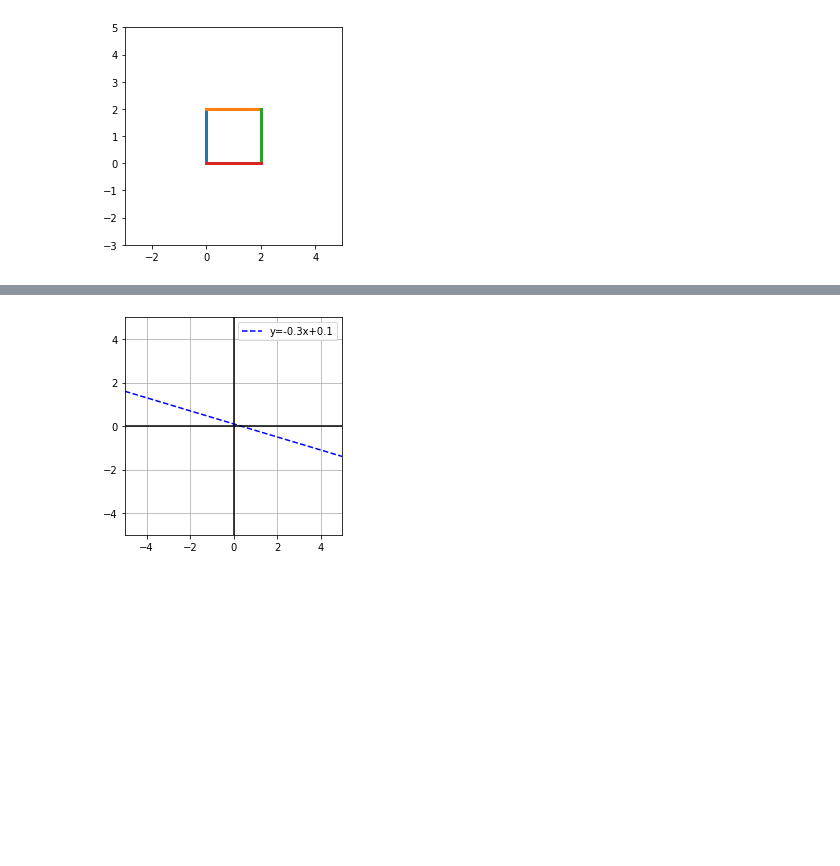
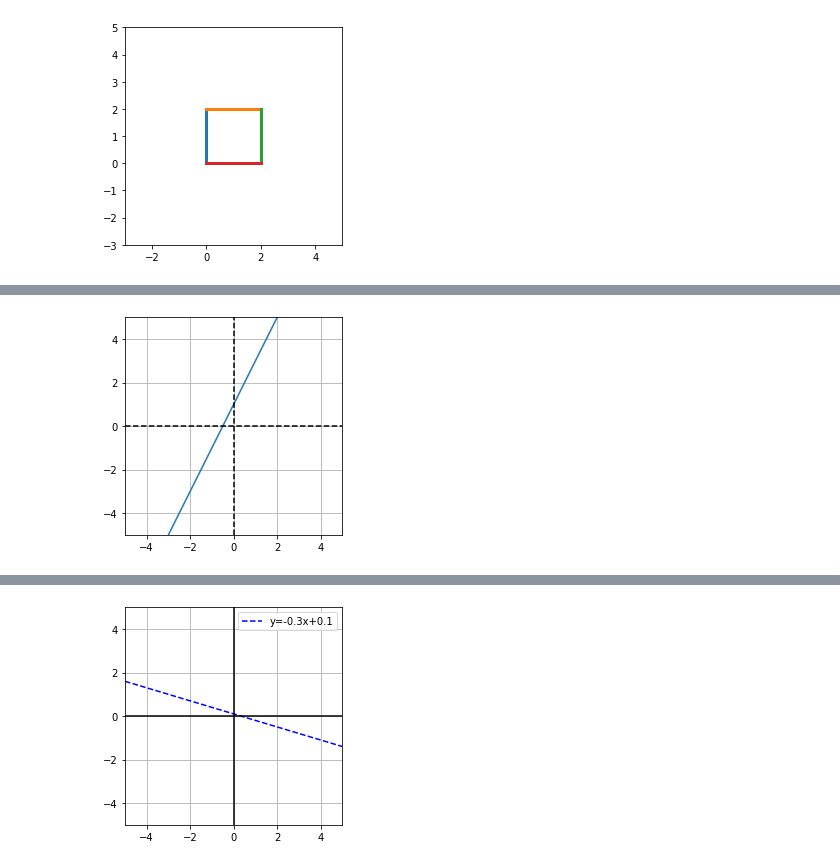
Before and after one commit to metalheadcode/mathematic, a Jupyter notebook: Section 5 Graphing & Visualization.ipynb, the cells around one changed output, grey strips where cells are left out. Saved outputs shown, nothing was run; the diff lists cells and outputs as text; code cells hidden in the pictures; blank space fills up the shorter version.

```diff
--- a/Section 5 Graphing & Visualization.ipynb
+++ b/Section 5 Graphing & Visualization.ipynb
@@ -178,0 +182,30 @@ plt.axis([-3,5,-3,5])
+# %%
+import matplotlib.pyplot as plt
+import numpy as np
+
+
+x = [-5,5]
+m = 2
+b = 1
+
+y = m*np.array(x) + b
+
+plt.plot(x,y)
+
+plt.axis('square')
+plt.grid()
+plt.xlim(x)
+plt.ylim(x)
+
+# gca = get current axis
+axis = plt.gca()
+
+# buat garis tengah
+# axis.get_xlim() ni dia ambik dari yang kita dah buat sebelum ni
+# buat grid pemisah 0,0
+plt.plot(axis.get_xlim(),[0,0],'k--')
+plt.plot([0,0],axis.get_ylim(), 'k--')
+
+plt.show()
+# %% [output]
+[figure, added]
```
Also changed, not shown: parts of 10 cells of this notebook, 2 other files.
